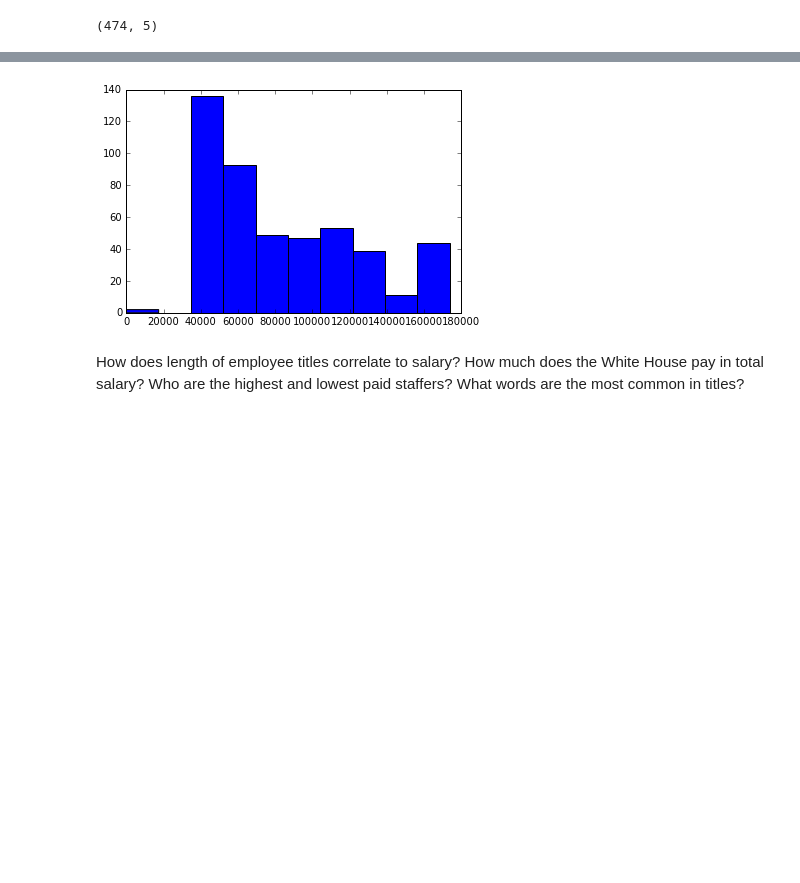
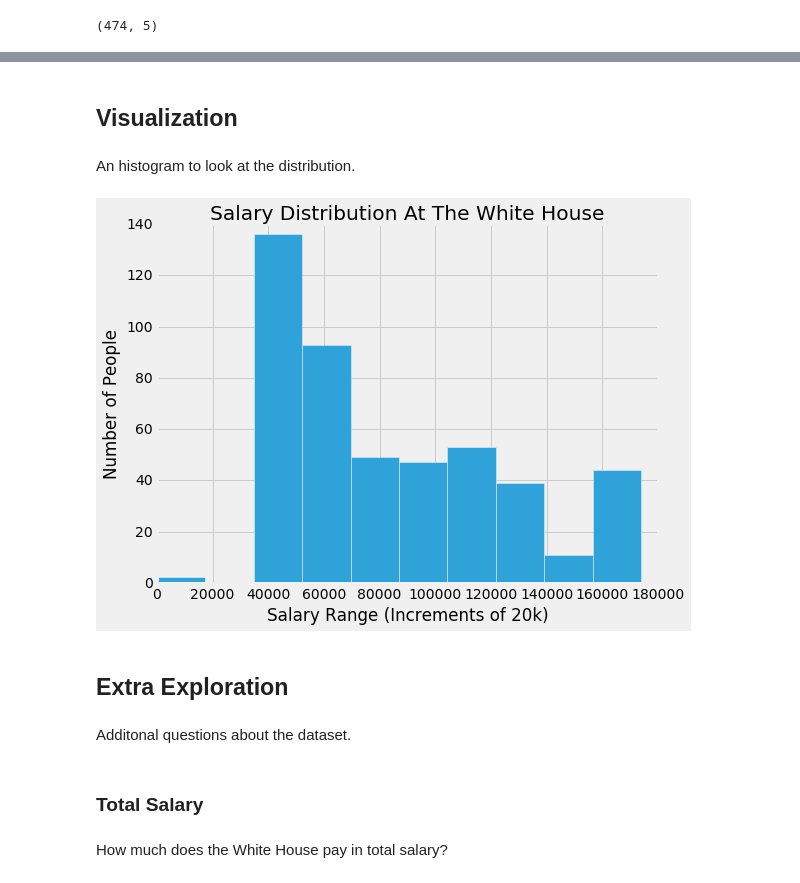
Before and after one commit to lemoinef/White-House-Salary, a Jupyter notebook: white_house_salary.ipynb, the cells around one changed output, grey strips where cells are left out. Drawn from its saved outputs; the diff is of its cells as text; code cells hidden in the pictures; blank space fills up the shorter version.

```diff
--- a/white_house_salary.ipynb
+++ b/white_house_salary.ipynb
@@ -75,13 +81,26 @@ white_house
+# %% [markdown]
+## Visualization
+# %% [markdown]
+An histogram to look at the distribution.
 # %%
 import matplotlib.pyplot as plt
 %matplotlib inline
+plt.style.use('fivethirtyeight')
 
+plt.figure(figsize=(8,6))
+plt.title('Salary Distribution At The White House')
+plt.xlabel('Salary Range (Increments of 20k)')
+plt.ylabel('Number of People')
 plt.hist(white_house["Salary"])
+
 plt.show()
 # %% [output]
-[figure, old version]
+[figure, new version]
-# %% [markdown]
-How does length of employee titles correlate to salary?
-How much does the White House pay in total salary?
-Who are the highest and lowest paid staffers?
-What words are the most common in titles?
+# %% [markdown]
+## Extra Exploration
+# %% [markdown]
+Additonal questions about the dataset.
+# %% [markdown]
+### Total Salary
+# %% [markdown]
+How much does the White House pay in total salary?
```
Also changed, not shown: parts of 23 cells of this notebook, 1 other file.
